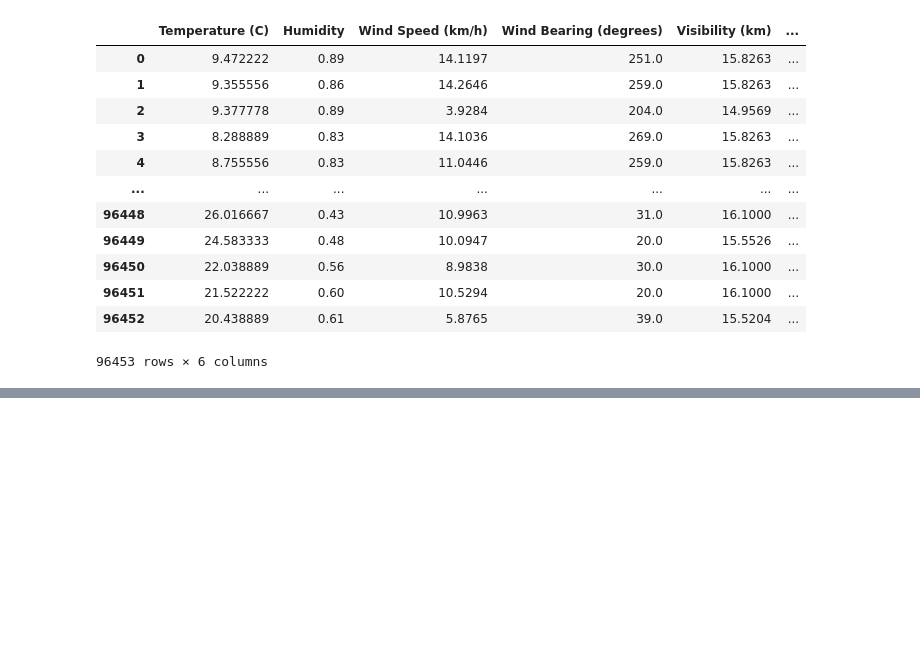
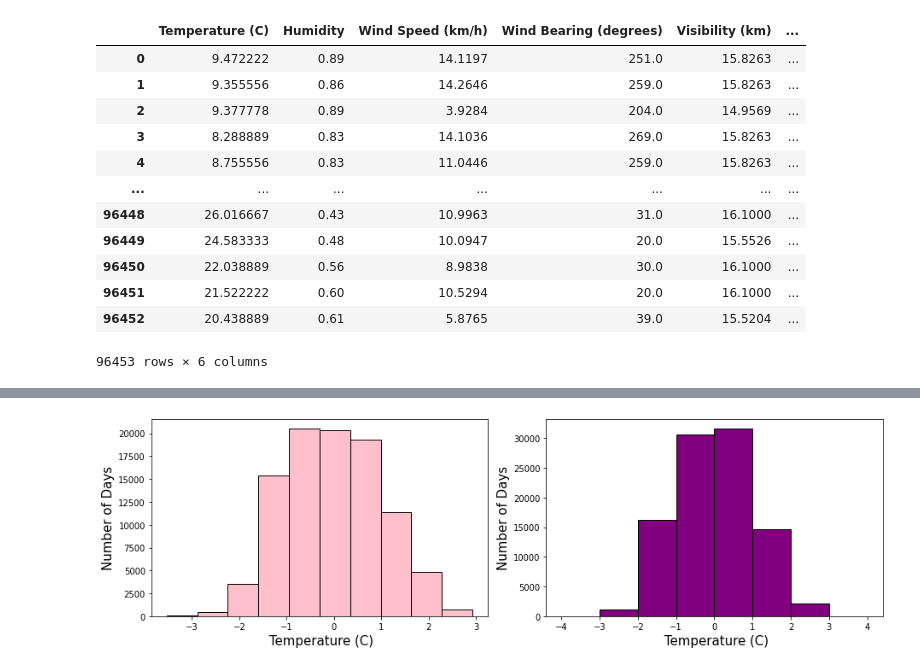
Before and after one commit to SATVIK2204/Data-Science-Projects, a Jupyter notebook: Linear Regression.ipynb, the cells around one changed output, grey strips where cells are left out. Drawn from its saved outputs; the diff is of its cells as text; code cells hidden in the pictures; blank space fills up the shorter version.

Commit message:
data exploration

```diff
--- a/Linear Regression.ipynb
+++ b/Linear Regression.ipynb
@@ -139,4 +139,4 @@ X
 # Let's, apply Z-score normalization to our data
 scaler=StandardScaler()
 scaled_values=scaler.fit_transform(X.values)
-Xs=pd.DataFrame(scaled_values,index=X.index,columns=X.columns)
+X=pd.DataFrame(scaled_values,index=X.index,columns=X.columns)
@@ -163,0 +159,16 @@ plt.show()
+# %%
+fig,ax=plt.subplots(1,2)
+ax[0].hist(X['Temperature (C)'],color='pink', edgecolor='black')
+ax[0].set_xlabel(" Temperature (C)", size = 15)
+ax[0].set_ylabel("Number of Days", size = 15)
+ax[1].hist(X['Temperature (C)'],bins=[-4,-3,-2,-1,0,1,2,3,4],color='purple', edgecolor='black')
+ax[1].set_xlabel(" Temperature (C)", size = 15)
+ax[1].set_ylabel("Number of Days", size = 15)
+
+fig.set_figheight(4)
+fig.set_figwidth(13)
+plt.tight_layout()
+
+plt.show()
+# %% [output]
+[figure, added]
```
Also changed, not shown: parts of 5 cells of this notebook.
